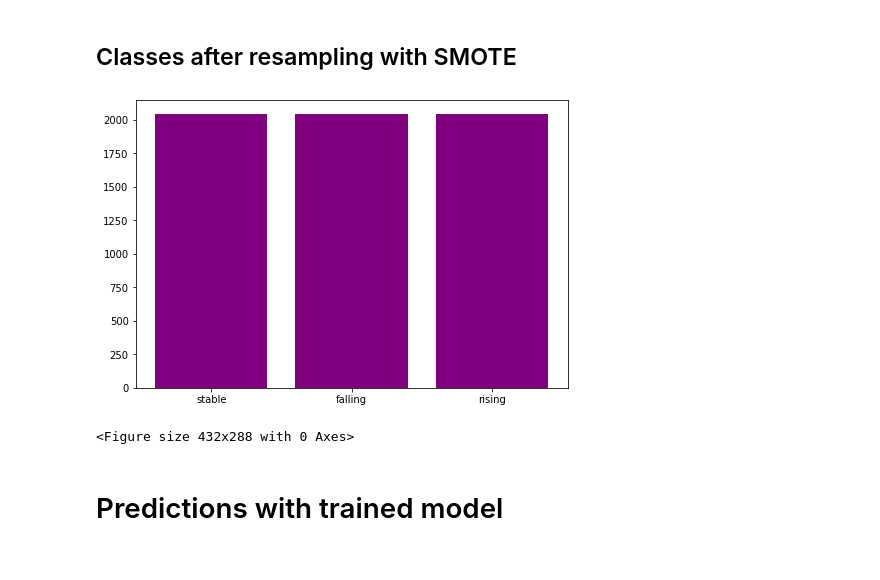
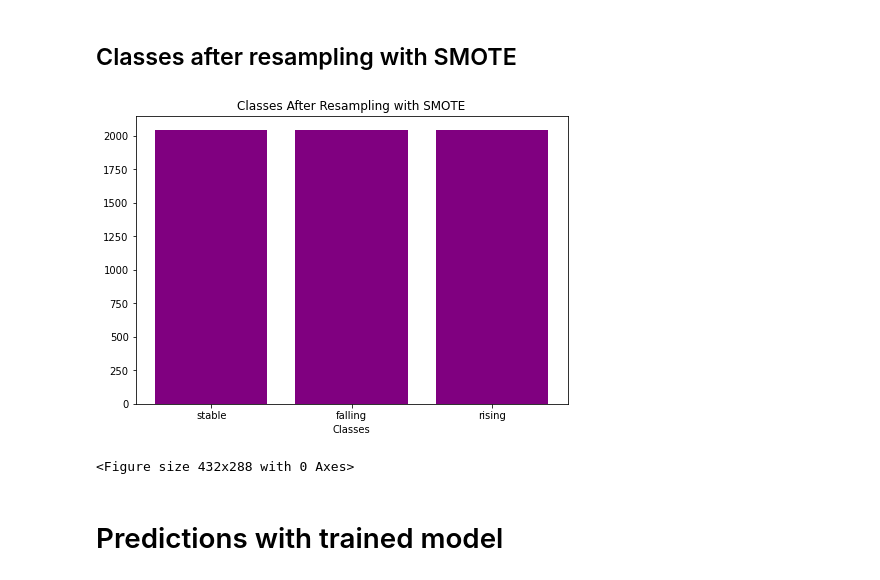
Before and after one commit to cbeckler/eco_cancer_incidence_rates, a Jupyter notebook: SMOTE_Visualization_Balanced_Random_Forest_Model.ipynb, the cells around one changed output. Cells and saved outputs as stored; diff of their text form; code cells hidden in the pictures.

```diff
--- a/SMOTE_Visualization_Balanced_Random_Forest_Model.ipynb
+++ b/SMOTE_Visualization_Balanced_Random_Forest_Model.ipynb
@@ -266,13 +268,15 @@ plt.savefig('/content/drive/MyDrive/Final_Project/classes_before_resampling')
 # %%
 fig = plt.figure()
 ax = fig.add_axes([0,0,1,1],)
 values =['stable', 'falling', 'rising']
 y = [2048, 2048, 2048]
 ax.bar(values,y,color = "purple")
+ax.set_xlabel('Classes')
+ax.set_title('Classes After Resampling with SMOTE')
 plt.show()
 plt.savefig('/content/drive/MyDrive/Final_Project/classes_after_resampling')
 # %% [output]
-[figure, old version]
+[figure, new version]
 <Figure size 432x288 with 0 Axes>
 # %% [markdown]
 # Predictions with trained model
```
Also changed, not shown: parts of 1 cell of this notebook.
